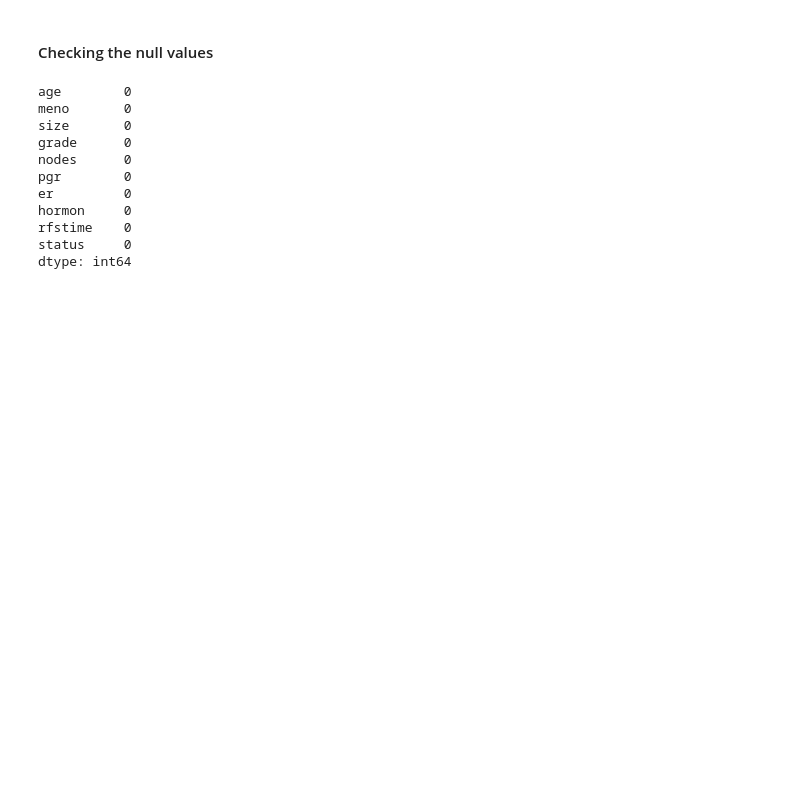
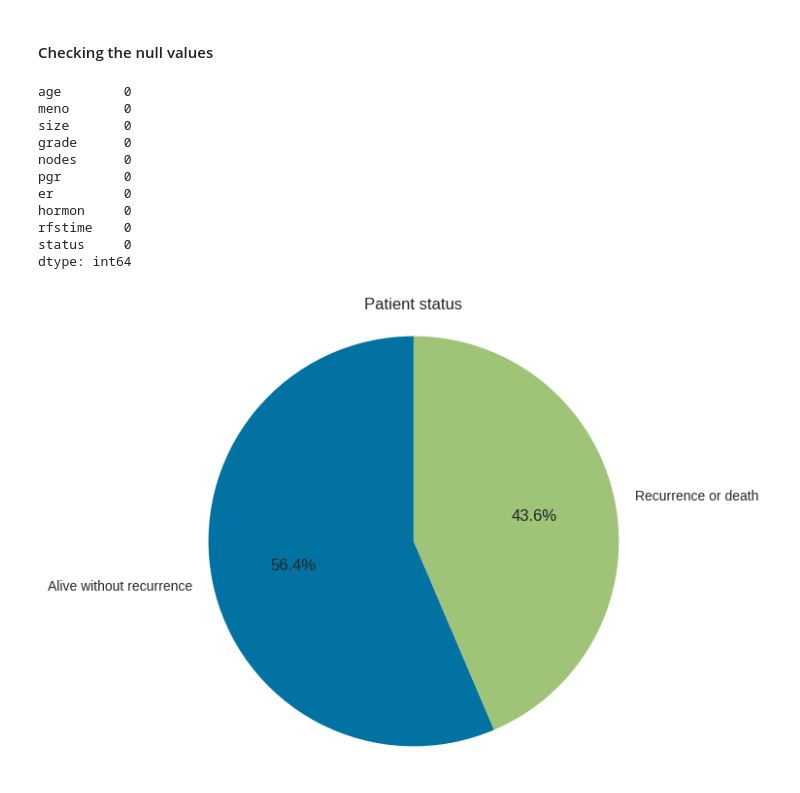
Before and after one commit to INCREDIBLE-AURNOB/Breast-Cancer-Prediction, a Jupyter notebook: Breast_cancer.ipynb, the cells around one changed output. Drawn from its saved outputs; the diff is of its cells as text; code cells hidden in the pictures; blank space fills up the shorter version.

```diff
--- a/Breast_cancer.ipynb
+++ b/Breast_cancer.ipynb
@@ -115,3 +107,13 @@ hormon     0
 rfstime    0
 status     0
 dtype: int64
+# %%
+plt.figure(figsize=(6,6))
+status_counts=df['status'].value_counts()
+labels=['Alive without recurrence','Recurrence or death']
+plt.pie(status_counts,labels=labels,startangle=90,autopct='%.1f%%')
+plt.title("Patient status")
+plt.axis('equal')
+plt.show()
+# %% [output]
+[figure, added]
```
Also changed, not shown: parts of 36 cells of this notebook.
